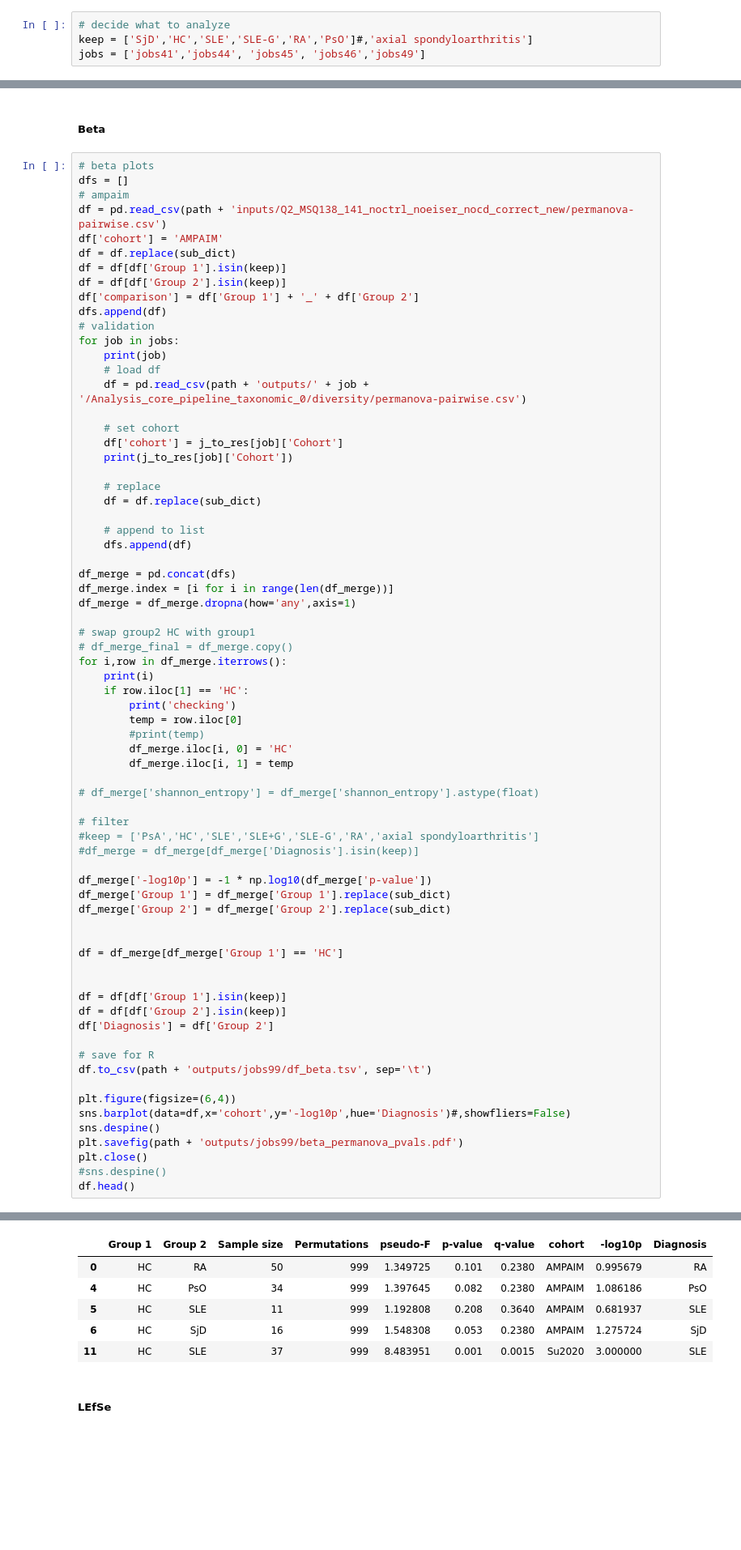
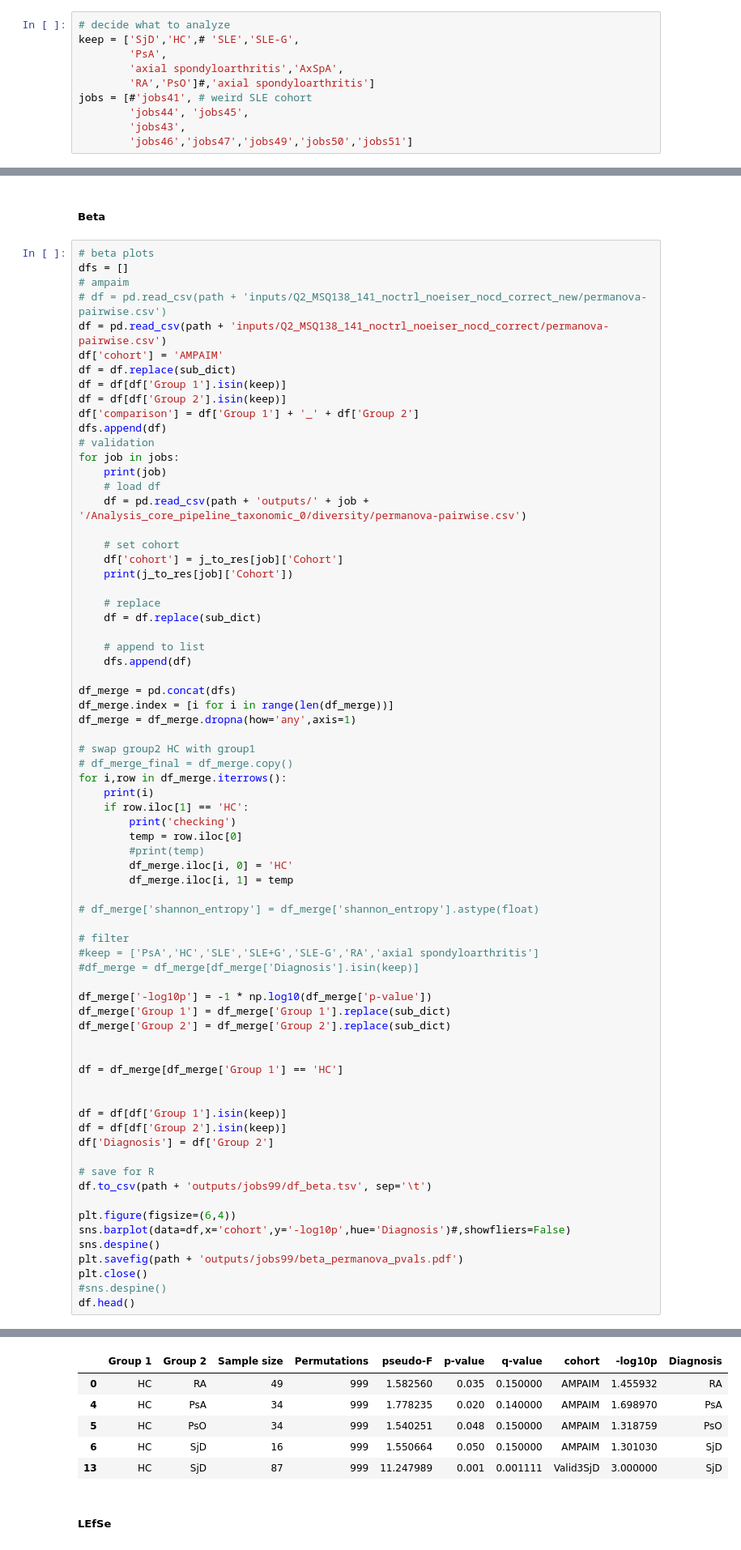
Before and after one commit to kbpi314/ampaim, a Jupyter notebook: code/ampaim_metaanalysis.ipynb, the cells around one changed output, grey strips where cells are left out. Shown at 81% size. Drawn from its saved outputs; the diff is of its cells as text; blank space fills up the shorter version.

```diff
--- a/code/ampaim_metaanalysis.ipynb
+++ b/code/ampaim_metaanalysis.ipynb
@@ -446,8 +561,14 @@ Name: count, dtype: int64
 ##### Alpha #####
 # %%
 # decide what to analyze
-keep = ['SjD','HC','SLE','SLE-G','RA','PsO']#,'axial spondyloarthritis']
-jobs = ['jobs41','jobs44', 'jobs45', 'jobs46','jobs49']
+keep = ['SjD','HC',# 'SLE','SLE-G',
+        'PsA',
+        'axial spondyloarthritis','AxSpA',
+        'RA','PsO']#,'axial spondyloarthritis']
+jobs = [#'jobs41', # weird SLE cohort
+        'jobs44', 'jobs45',
+        'jobs43',
+        'jobs46','jobs47','jobs49','jobs50','jobs51']
 # %%
 # alpha plots
 for alpha_metric in ['shannon_entropy']:#, 'faith_pd']:
@@ -528,7 +644,8 @@ df_merge[df_merge['cohort'] == 'Rooney2024']
 # beta plots
 dfs = []
 # ampaim
-df = pd.read_csv(path + 'inputs/Q2_MSQ138_141_noctrl_noeiser_nocd_correct_new/permanova-pairwise.csv')
+# df = pd.read_csv(path + 'inputs/Q2_MSQ138_141_noctrl_noeiser_nocd_correct_new/permanova-pairwise.csv')
+df = pd.read_csv(path + 'inputs/Q2_MSQ138_141_noctrl_noeiser_nocd_correct/permanova-pairwise.csv')
 df['cohort'] = 'AMPAIM'
 df = df.replace(sub_dict)
 df = df[df['Group 1'].isin(keep)]
@@ -615,9 +732,9 @@ checking
 |  | Group 1 | Group 2 | Sample size | Permutations | pseudo-F | p-value | q-value | cohort | -log10p | Diagnosis |
-| 0 | HC | RA | 50 | 999 | 1.349725 | 0.101 | 0.2380 | AMPAIM | 0.995679 | RA |
-| 4 | HC | PsO | 34 | 999 | 1.397645 | 0.082 | 0.2380 | AMPAIM | 1.086186 | PsO |
-| 5 | HC | SLE | 11 | 999 | 1.192808 | 0.208 | 0.3640 | AMPAIM | 0.681937 | SLE |
-| 6 | HC | SjD | 16 | 999 | 1.548308 | 0.053 | 0.2380 | AMPAIM | 1.275724 | SjD |
-| 11 | HC | SLE | 37 | 999 | 8.483951 | 0.001 | 0.0015 | Su2020 | 3.000000 | SLE |
+| 0 | HC | RA | 49 | 999 | 1.582560 | 0.035 | 0.150000 | AMPAIM | 1.455932 | RA |
+| 4 | HC | PsA | 34 | 999 | 1.778235 | 0.020 | 0.140000 | AMPAIM | 1.698970 | PsA |
+| 5 | HC | PsO | 34 | 999 | 1.540251 | 0.048 | 0.150000 | AMPAIM | 1.318759 | PsO |
+| 6 | HC | SjD | 16 | 999 | 1.550664 | 0.050 | 0.150000 | AMPAIM | 1.301030 | SjD |
+| 13 | HC | SjD | 87 | 999 | 11.247989 | 0.001 | 0.001111 | Valid3SjD | 3.000000 | SjD |
 # %% [markdown]
 ##### LEfSe #####
 # %%
```
Also changed, not shown: parts of 10 cells of this notebook, 1 other file.
